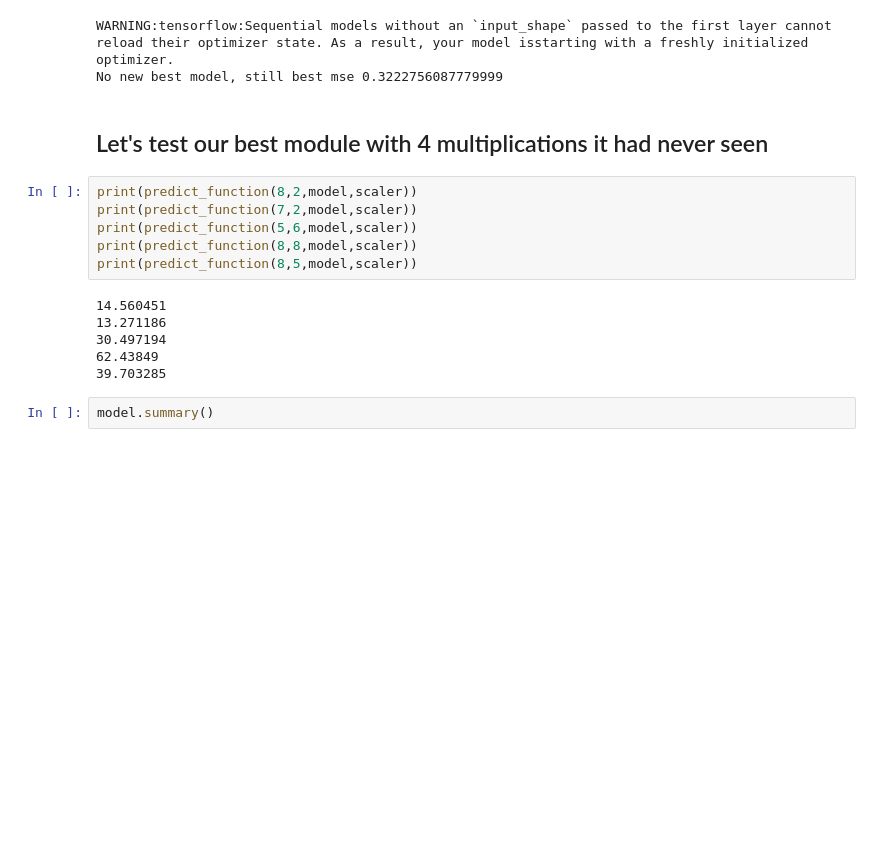
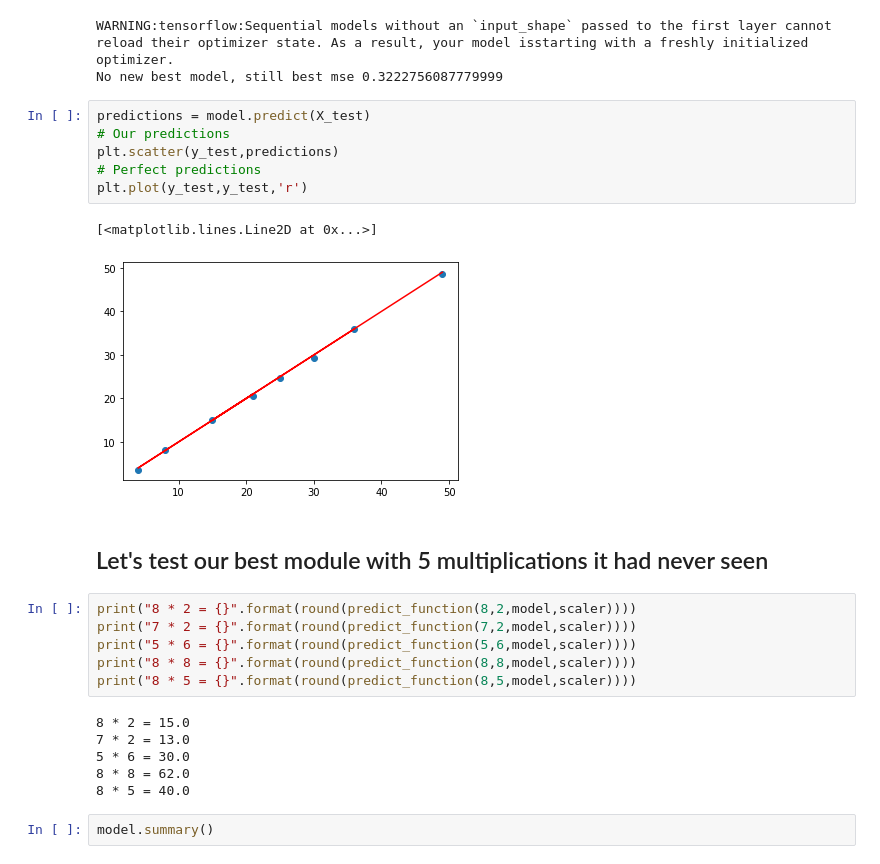
Before and after one commit to rosidotidev/HelloWorldDL, a Jupyter notebook: mult_deep1.ipynb, the cells around one changed output. Drawn from its saved outputs; the diff is of its cells as text; blank space fills up the shorter version.

```diff
--- a/mult_deep1.ipynb
+++ b/mult_deep1.ipynb
@@ -189,20 +160,29 @@ def predict_function(a,b,best_model,scaler):
 # %% [output]
 WARNING:tensorflow:Sequential models without an `input_shape` passed to the first layer cannot reload their optimizer state. As a result, your model isstarting with a freshly initialized optimizer.
 No new best model, still best mse 0.3222756087779999
+# %%
+predictions = model.predict(X_test)
+# Our predictions
+plt.scatter(y_test,predictions)
+# Perfect predictions
+plt.plot(y_test,y_test,'r')
+# %% [output]
+[<matplotlib.lines.Line2D at 0x...>]
+[figure, added]
 # %% [markdown]
-## Let's test our best module with 4 multiplications it had never seen
+## Let's test our best module with 5 multiplications it had never seen
 # %%
-print(predict_function(8,2,model,scaler))
-print(predict_function(7,2,model,scaler))
-print(predict_function(5,6,model,scaler))
-print(predict_function(8,8,model,scaler))
-print(predict_function(8,5,model,scaler))
+print("8 * 2 = {}".format(round(predict_function(8,2,model,scaler))))
+print("7 * 2 = {}".format(round(predict_function(7,2,model,scaler))))
+print("5 * 6 = {}".format(round(predict_function(5,6,model,scaler))))
+print("8 * 8 = {}".format(round(predict_function(8,8,model,scaler))))
+print("8 * 5 = {}".format(round(predict_function(8,5,model,scaler))))
 # %% [output]
-14.560451
-13.271186
-30.497194
-62.43849
-39.703285
+8 * 2 = 15.0
+7 * 2 = 13.0
+5 * 6 = 30.0
+8 * 8 = 62.0
+8 * 5 = 40.0
 # %%
 model.summary()
 # %% [output]
```
Also changed, not shown: parts of 14 cells of this notebook.
